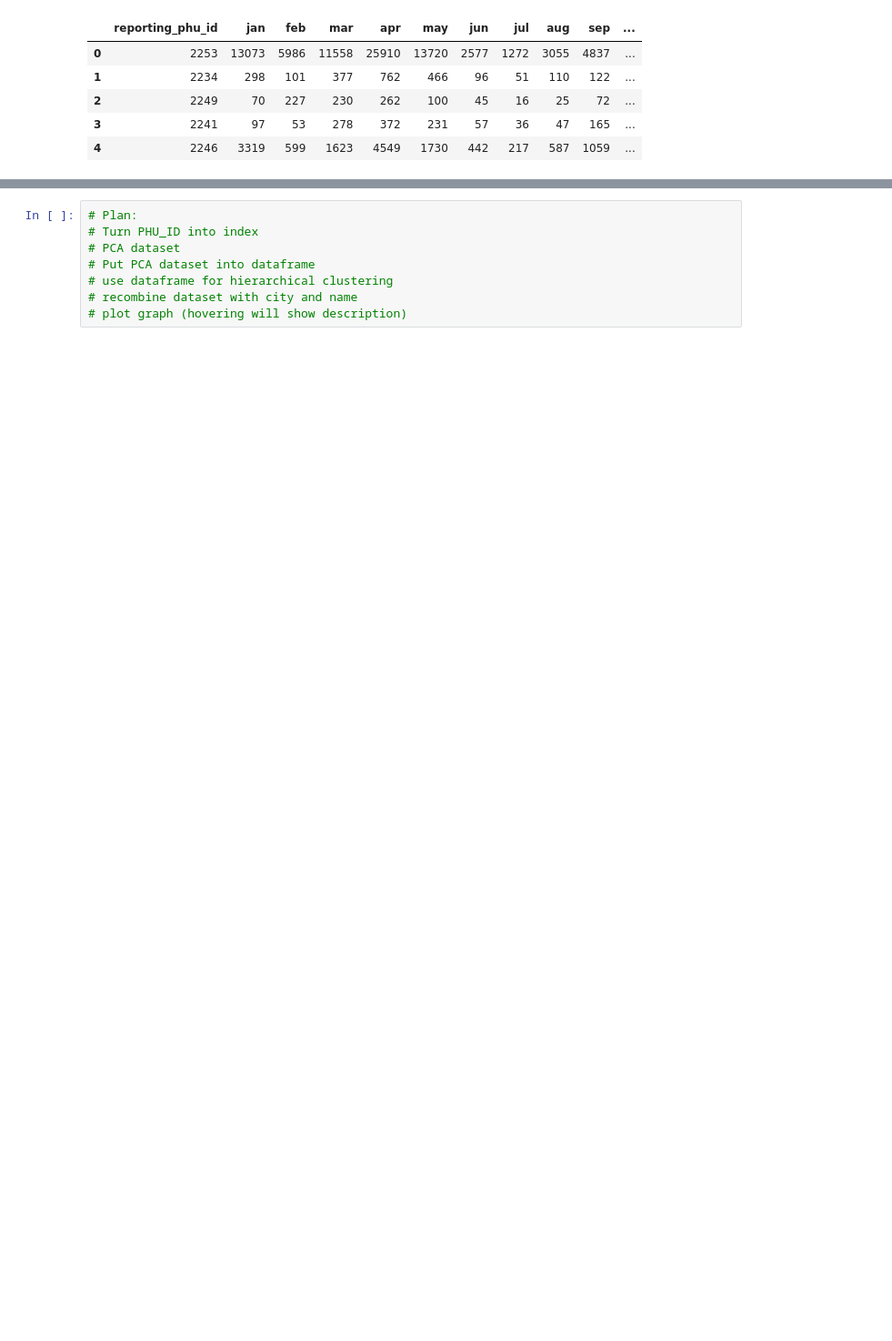
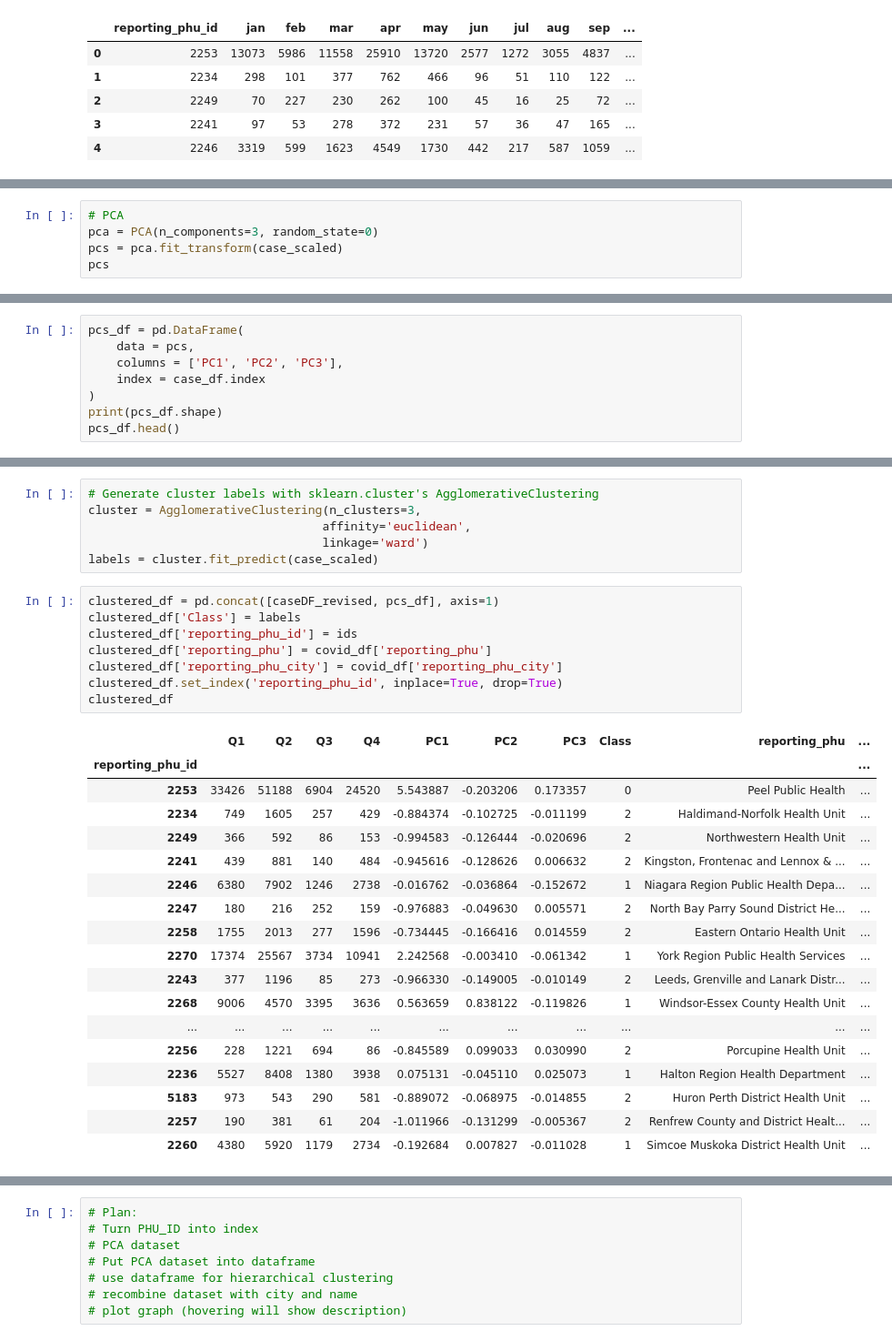
Before and after one commit to ramonmsa/COVID-19-Confirmed-Cases-in-Ontario, a Jupyter notebook: Model_Code/prototype3.ipynb, the cells around one changed output, grey strips where cells are left out. Shown: that part at 91% size. Cells and saved outputs as stored; diff of their text form; blank space fills up the shorter version.

Commit message:
hierarchical clustering finished with cloud template implemented

```diff
--- a/Model_Code/prototype3.ipynb
+++ b/Model_Code/prototype3.ipynb
@@ -91,0 +109,5 @@ caseDfRevised.head()
+# %%
+# PCA
+pca = PCA(n_components=3, random_state=0)
+pcs = pca.fit_transform(case_scaled)
+pcs
@@ -91,0 +132,8 @@ caseDfRevised.head()
+# %%
+pcs_df = pd.DataFrame(
+    data = pcs,
+    columns = ['PC1', 'PC2', 'PC3'],
+    index = case_df.index
+)
+print(pcs_df.shape)
+pcs_df.head()
@@ -91,0 +166,33 @@ caseDfRevised.head()
+# %%
+# Generate cluster labels with sklearn.cluster's AgglomerativeClustering
+cluster = AgglomerativeClustering(n_clusters=3,
+                                 affinity='euclidean',
+                                 linkage='ward')
+labels = cluster.fit_predict(case_scaled)
+# %%
+clustered_df = pd.concat([caseDF_revised, pcs_df], axis=1)
+clustered_df['Class'] = labels
+clustered_df['reporting_phu_id'] = ids
+clustered_df['reporting_phu'] = covid_df['reporting_phu']
+clustered_df['reporting_phu_city'] = covid_df['reporting_phu_city']
+clustered_df.set_index('reporting_phu_id', inplace=True, drop=True)
+clustered_df
+# %% [output]
+|  | Q1 | Q2 | Q3 | Q4 | PC1 | PC2 | PC3 | Class | reporting_phu | ... |
+| reporting_phu_id |  |  |  |  |  |  |  |  |  | ... |
+| 2253 | 33426 | 51188 | 6904 | 24520 | 5.543887 | -0.203206 | 0.173357 | 0 | Peel Public Health | ... |
+| 2234 | 749 | 1605 | 257 | 429 | -0.884374 | -0.102725 | -0.011199 | 2 | Haldimand-Norfolk Health Unit | ... |
+| 2249 | 366 | 592 | 86 | 153 | -0.994583 | -0.126444 | -0.020696 | 2 | Northwestern Health Unit | ... |
+| 2241 | 439 | 881 | 140 | 484 | -0.945616 | -0.128626 | 0.006632 | 2 | Kingston, Frontenac and Lennox & ... | ... |
+| 2246 | 6380 | 7902 | 1246 | 2738 | -0.016762 | -0.036864 | -0.152672 | 1 | Niagara Region Public Health Depa... | ... |
+| 2247 | 180 | 216 | 252 | 159 | -0.976883 | -0.049630 | 0.005571 | 2 | North Bay Parry Sound District He... | ... |
+| 2258 | 1755 | 2013 | 277 | 1596 | -0.734445 | -0.166416 | 0.014559 | 2 | Eastern Ontario Health Unit | ... |
+| 2270 | 17374 | 25567 | 3734 | 10941 | 2.242568 | -0.003410 | -0.061342 | 1 | York Region Public Health Services | ... |
+| 2243 | 377 | 1196 | 85 | 273 | -0.966330 | -0.149005 | -0.010149 | 2 | Leeds, Grenville and Lanark Distr... | ... |
+| 2268 | 9006 | 4570 | 3395 | 3636 | 0.563659 | 0.838122 | -0.119826 | 1 | Windsor-Essex County Health Unit | ... |
+| ... | ... | ... | ... | ... | ... | ... | ... | ... | ... | ... |
+| 2256 | 228 | 1221 | 694 | 86 | -0.845589 | 0.099033 | 0.030990 | 2 | Porcupine Health Unit | ... |
+| 2236 | 5527 | 8408 | 1380 | 3938 | 0.075131 | -0.045110 | 0.025073 | 1 | Halton Region Health Department | ... |
+| 5183 | 973 | 543 | 290 | 581 | -0.889072 | -0.068975 | -0.014855 | 2 | Huron Perth District Health Unit | ... |
+| 2257 | 190 | 381 | 61 | 204 | -1.011966 | -0.131299 | -0.005367 | 2 | Renfrew County and District Healt... | ... |
+| 2260 | 4380 | 5920 | 1179 | 2734 | -0.192684 | 0.007827 | -0.011028 | 1 | Simcoe Muskoka District Health Unit | ... |
```
Also changed, not shown: parts of 10 cells of this notebook, 3 other files.
